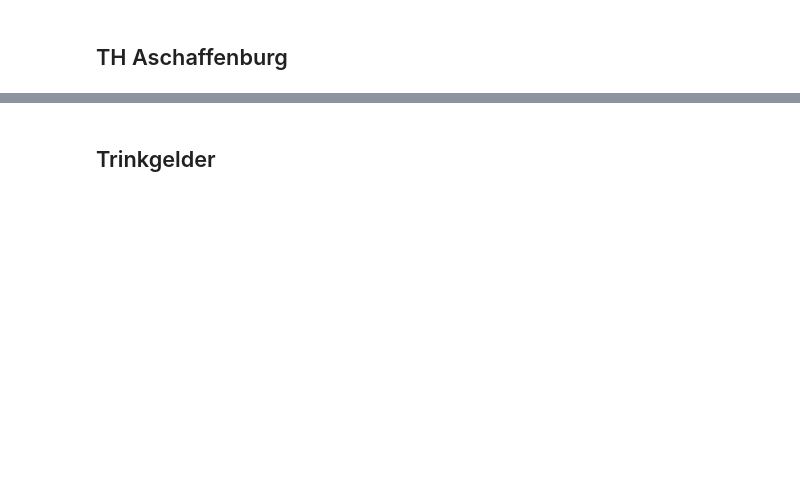
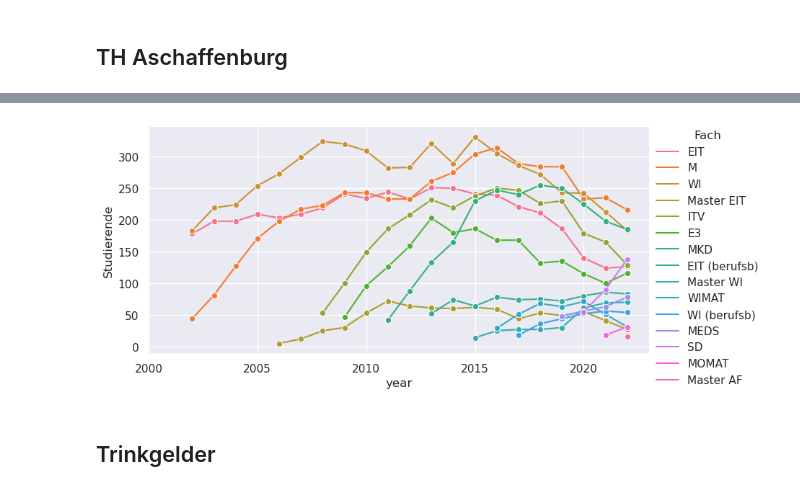
Before and after one commit to GhoulezRulez/PythonDataScienceExercise, a Jupyter notebook: Übung 6/visualization_exercises_empty.ipynb, the cells around one changed output, grey strips where cells are left out. Saved outputs shown, nothing was run; the diff lists cells and outputs as text; code cells hidden in the pictures; blank space fills up the shorter version.

```diff
--- a/Übung 6/visualization_exercises_empty.ipynb
+++ b/Übung 6/visualization_exercises_empty.ipynb
@@ -34,0 +55,10 @@ tips       = pd.read_csv("tips.csv")
+# %%
+#alternative zu Lambda
+def my_function(x):
+    return "20"+x[3:5]
+#TH["Jahr"].apply(lambda x:  int("20"+x[3:5]))
+
+TH["year"]= TH["Jahr"].str.slice(3,5).astype(int)+2000
+TH_full = pd.merge(left=TH, right = TH_Faecher, left_on = "Fach", right_on="Abkürzung")
+
+TH_full.head()
@@ -34,0 +72,4 @@ tips       = pd.read_csv("tips.csv")
+# %%
+TH_IW = TH_full[TH_full["Fakultät"]== "IW"]
+TH_IW.sort_values(["year", "Studierende"], ascending = [False, False])
+TH_IW.head(5)
@@ -35,2 +83,8 @@ tips       = pd.read_csv("tips.csv")
+# %%
+g=sns.relplot(data= TH_IW,kind = "line", x ="year", y = "Studierende", hue ="Fach", marker = "o", aspect = 2, height = 4)
+g.set(xticks = range(2000, 2022, 5))#[2005,2010,2015,2020]
+plt.show()
+# %% [output]
+[figure, added]
 # %% [markdown]
 ## Trinkgelder
```
Also changed, not shown: parts of 13 cells of this notebook, 5 other files.
